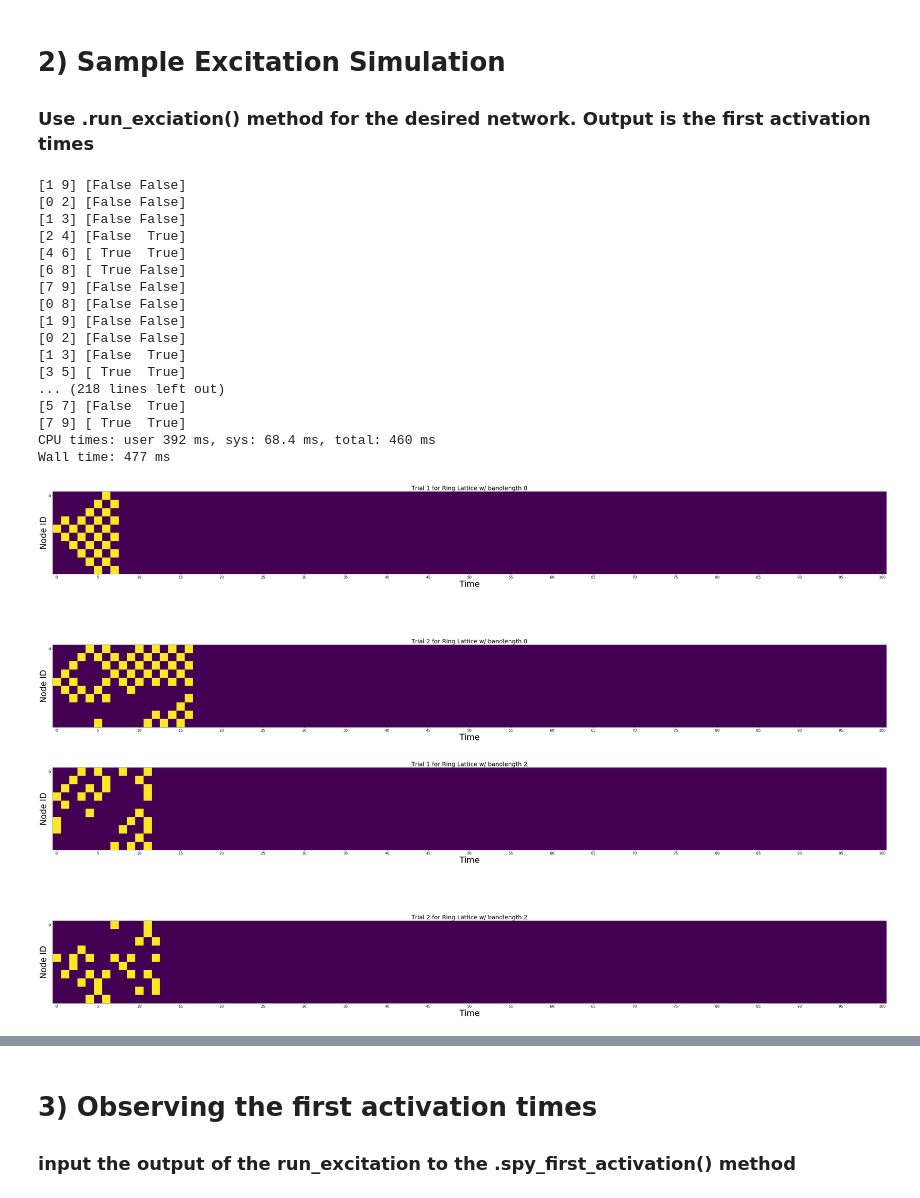
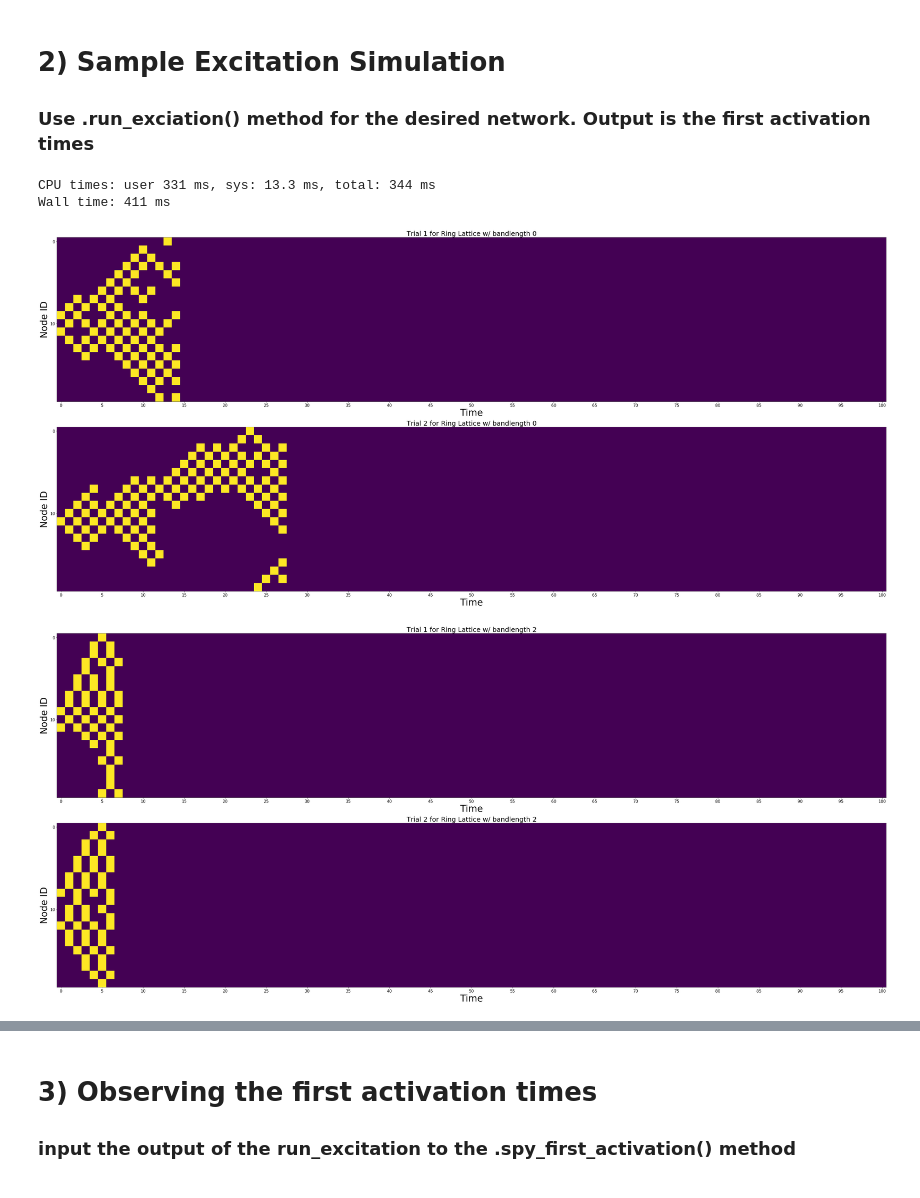
Before and after one commit to ulgenklc/Complex-Contagions, a Jupyter notebook: Excitations_python/geometric_network-Copy1.ipynb, the cells around one changed output, grey strips where cells are left out. Drawn from its saved outputs; the diff is of its cells as text; code cells hidden in the pictures.

```diff
--- a/Excitations_python/geometric_network-Copy1.ipynb
+++ b/Excitations_python/geometric_network-Copy1.ipynb
@@ -349,5 +337,7 @@ ring_latt.display()
 # %%
-n = 10
-banded_ring_latt = geometric_network('ring_lattice', size = n, banded = True, band_length = 2)
-banded_ring_latt.display()
+n = 20
+d2 = 1
+ring_latt_k_regular =  geometric_network('ring_lattice', size = n, banded = False)#, band_length = 5)
+ring_latt_k_regular.add_noise_to_geometric('k_regular', d2)
+ring_latt_k_regular.display()
 # %% [output]
@@ -376,6 +344,0 @@ ring_latt_er_noise.display()
-# %%
-n = 10
-d2 = 1
-ring_latt_k_regular =  geometric_network('ring_lattice', size = n, banded = False)#, band_length = 5)
-ring_latt_k_regular.add_noise_to_geometric('k_regular', d2)
-ring_latt_k_regular.display()
@@ -392,30 +353,15 @@ threshold = 0.1 # resistence of the node to it's neighbors' excitation level
 Trials = 2 # number of trials
 # %%
 %%time
-fig,ax = plt.subplots(2,1, figsize= (50,20))
-first_excitation_times1 = ring_latt.run_excitation(Trials, p, T, seed, threshold, ax = ax)
+fig, ax = plt.subplots(2,1, figsize= (50,20))
+first_excitation_times1,contagion_size1 = ring_latt.run_excitation(Trials, p, T, seed, threshold, ax = ax)
 # %% [output]
-[1 9] [False False]
-[0 2] [False False]
-[1 3] [False False]
-[2 4] [False  True]
-[4 6] [ True  True]
-[6 8] [ True False]
-[7 9] [False False]
-[0 8] [False False]
-[1 9] [False False]
-[0 2] [False False]
-[1 3] [False  True]
-[3 5] [ True  True]
-... (218 lines left out)
-[5 7] [False  True]
-[7 9] [ True  True]
-CPU times: user 392 ms, sys: 68.4 ms, total: 460 ms
-Wall time: 477 ms
+CPU times: user 331 ms, sys: 13.3 ms, total: 344 ms
+Wall time: 411 ms
-[figure, old version]
+[figure, new version]
 # %%
 fig,ax = plt.subplots(2,1, figsize= (50,20))
-first_excitation_times2 = banded_ring_latt.run_excitation(Trials, p, T, seed, threshold, ax = ax)
+first_excitation_times2,contagion_size2 = banded_ring_latt.run_excitation(Trials, p, T, seed, threshold, ax = ax)
 # %% [output]
-[figure, old version]
+[figure, new version]
 # %%
```
Also changed, not shown: parts of 34 cells of this notebook, 10 other files.
